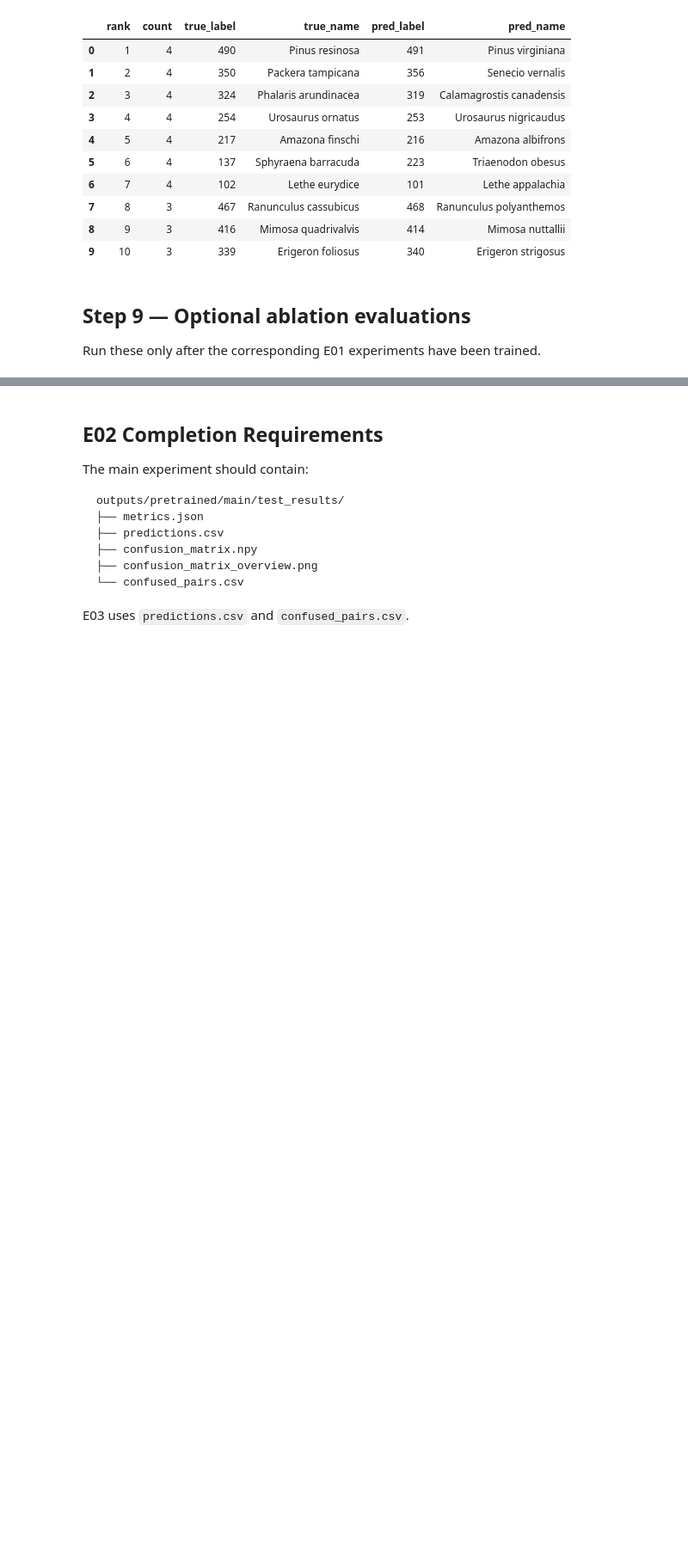
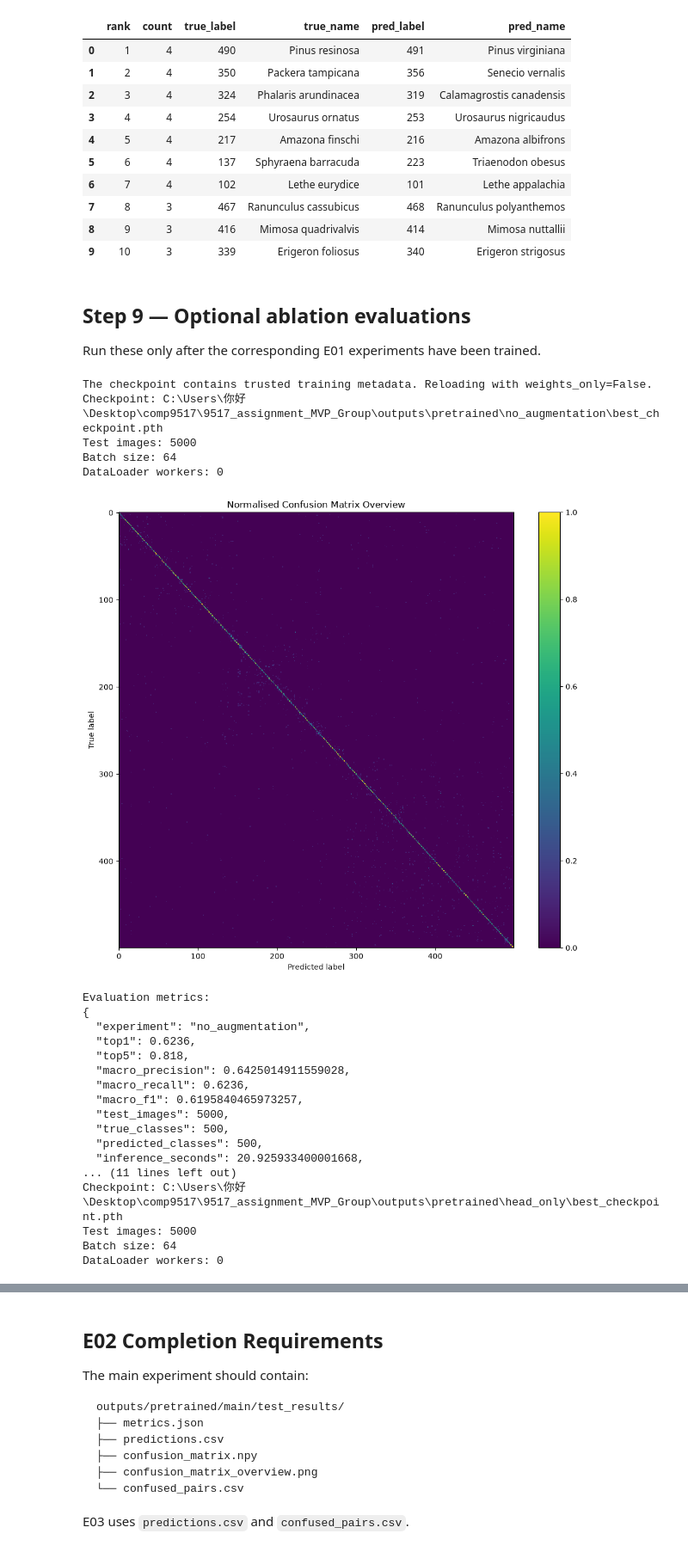
Before and after one commit to dilinganye/9517_assignment_MVP_Group, a Jupyter notebook: src/deep_learning/Task_E02_pretrained_evaluation.ipynb, the cells around one changed output, grey strips where cells are left out. Shown at 86% size. Drawn from its saved outputs; the diff is of its cells as text; code cells hidden in the pictures; blank space fills up the shorter version.

Commit message:
Add pretrained ablation results and analysis

```diff
--- a/src/deep_learning/Task_E02_pretrained_evaluation.ipynb
+++ b/src/deep_learning/Task_E02_pretrained_evaluation.ipynb
@@ -717,21 +717,45 @@ C:\Users\你好\Desktop\comp9517\9517_assignment_MVP_Group\outputs\pretrained\ma
 
 Run these only after the corresponding E01 experiments have been trained.
 # %%
-RUN_ABLATION_EVALUATION = False
+RUN_ABLATION_EVALUATION = True
 
 if RUN_ABLATION_EVALUATION:
     no_augmentation_metrics, _, _ = (
         evaluate_checkpoint(
             experiment_name="no_augmentation",
             batch_size=64,
             num_workers=0,
         )
     )
 
     head_only_metrics, _, _ = (
         evaluate_checkpoint(
             experiment_name="head_only",
             batch_size=64,
             num_workers=0,
         )
     )
+# %% [output]
+The checkpoint contains trusted training metadata. Reloading with weights_only=False.
+Checkpoint: C:\Users\你好\Desktop\comp9517\9517_assignment_MVP_Group\outputs\pretrained\no_augmentation\best_checkpoint.pth
+Test images: 5000
+Batch size: 64
+DataLoader workers: 0
+[figure, added]
+Evaluation metrics:
+{
+  "experiment": "no_augmentation",
+  "top1": 0.6236,
+  "top5": 0.818,
+  "macro_precision": 0.6425014911559028,
+  "macro_recall": 0.6236,
+  "macro_f1": 0.6195840465973257,
+  "test_images": 5000,
+  "true_classes": 500,
+  "predicted_classes": 500,
+  "inference_seconds": 20.925933400001668,
+... (11 lines left out)
+Checkpoint: C:\Users\你好\Desktop\comp9517\9517_assignment_MVP_Group\outputs\pretrained\head_only\best_checkpoint.pth
+Test images: 5000
+Batch size: 64
+DataLoader workers: 0
```
Also changed, not shown: parts of 4 cells of this notebook, 2 other files.
